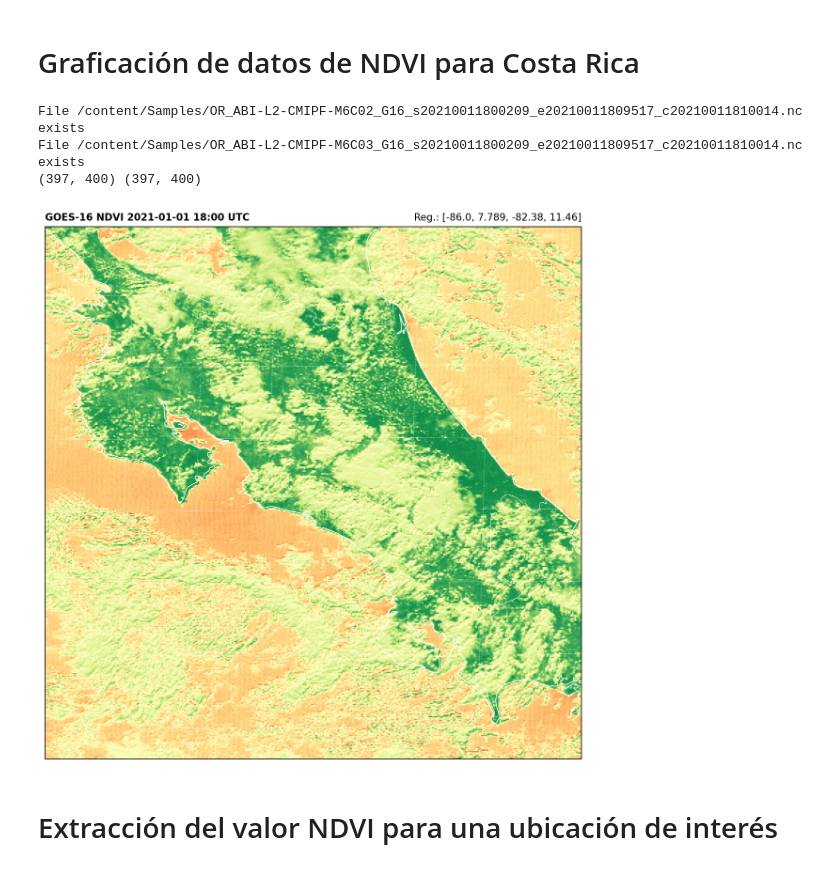
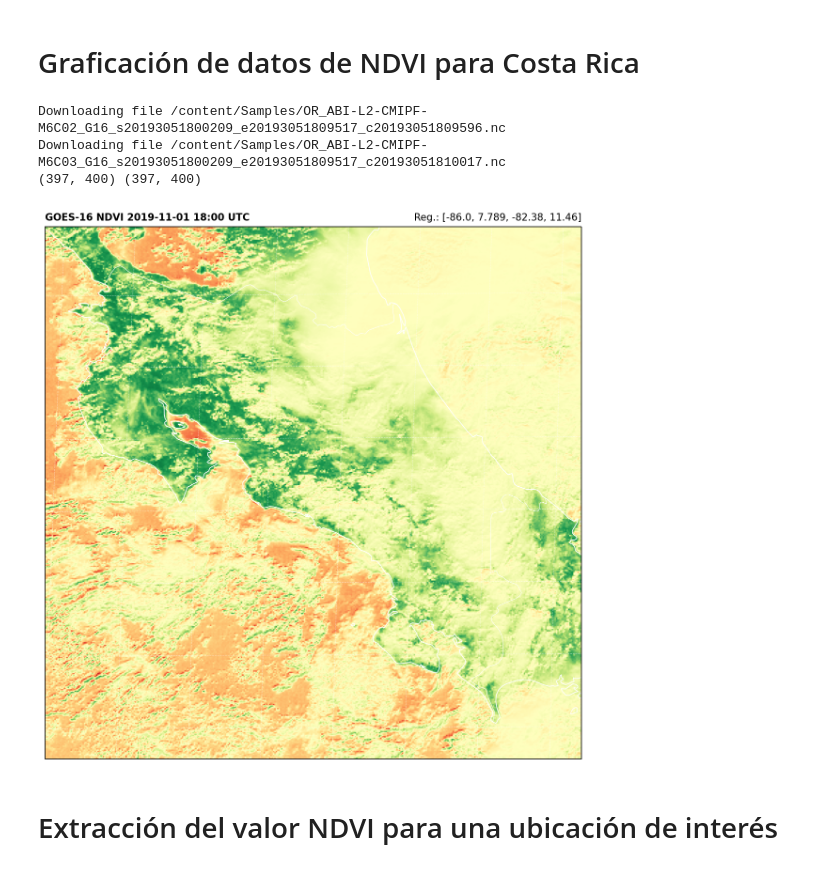
Before and after one commit to mgarbanzo/AgrometeoUCR, a Jupyter notebook: Código_de_muestra_para_Laboratorio_1.ipynb, the cells around one changed output. Drawn from its saved outputs; the diff is of its cells as text; code cells hidden in the pictures.

```diff
--- a/Código_de_muestra_para_Laboratorio_1.ipynb
+++ b/Código_de_muestra_para_Laboratorio_1.ipynb
@@ -77,7 +77,7 @@ input = "/content/Samples"; os.makedirs(input, exist_ok=True)
 output = "/content/Output"; os.makedirs(output, exist_ok=True)
 
 # Datetime to process
-yyyymmddhhmn = '202101011800'
+yyyymmddhhmn = '201911011800'
 
 # Desired extent
 extent = [-86.0, 7.789, -82.38, 11.46] # Min lon, Max lon, Min lat, Max lat
@@ -127,36 +127,36 @@ NDVI = (data_ch03 - data_ch02)/(data_ch03 + data_ch02)
 #-----------------------------------------------------------------------------------------------------------
 # Choose the plot size (width x height, in inches)
 plt.figure(figsize=(10,10), dpi=150)
 
 # Use the Geostationary projection in cartopy
 ax = plt.axes(projection=ccrs.Geostationary(central_longitude=-75.0, satellite_height=35786023.0))
 
 # Plot the image
 colormap = "RdYlGn"
 img = ax.imshow(NDVI, origin='upper', extent=img_extent, cmap=colormap)
 
 # Add coastlines, borders and gridlines
 ax.coastlines(resolution='10m', color='white', linewidth=0.8)
 ax.add_feature(cartopy.feature.BORDERS, edgecolor='white', linewidth=0.5)
 ax.gridlines(color='white', alpha=0.5, linestyle='--', linewidth=0.5)
 
 # Extract date
 date = (datetime.strptime(file_ch02.time_coverage_start, '%Y-%m-%dT%H:%M:%S.%fZ'))
 
 # Add a title
 plt.title('GOES-16 NDVI ' + date.strftime('%Y-%m-%d %H:%M') + ' UTC', fontweight='bold', fontsize=10, loc='left')
 plt.title('Reg.: ' + str(extent) , fontsize=10, loc='right')
 #-----------------------------------------------------------------------------------------------------------
 # Save the image
 plt.savefig(f'{output}/NDVI.png', bbox_inches='tight', pad_inches=0, dpi=300)
 
 # Show the image
 plt.show()
 # %% [output]
-File /content/Samples/OR_ABI-L2-CMIPF-M6C02_G16_s20210011800209_e20210011809517_c20210011810014.nc exists
-File /content/Samples/OR_ABI-L2-CMIPF-M6C03_G16_s20210011800209_e20210011809517_c20210011810014.nc exists
+Downloading file /content/Samples/OR_ABI-L2-CMIPF-M6C02_G16_s20193051800209_e20193051809517_c20193051809596.nc
+Downloading file /content/Samples/OR_ABI-L2-CMIPF-M6C03_G16_s20193051800209_e20193051809517_c20193051810017.nc
 (397, 400) (397, 400)
-[figure, old version]
+[figure, new version]
 # %% [markdown]
 # Extracción del valor NDVI para una ubicación de interés
 # %%
```
Also changed, not shown: parts of 1 cell of this notebook.
